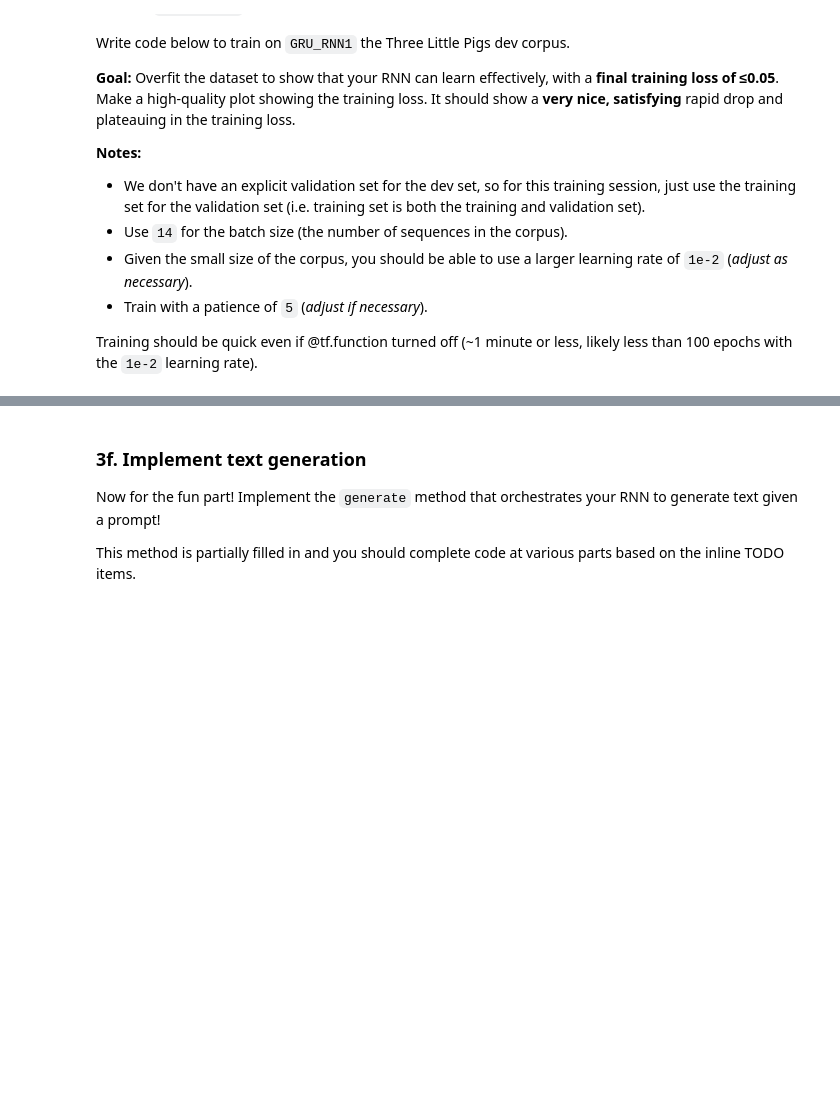
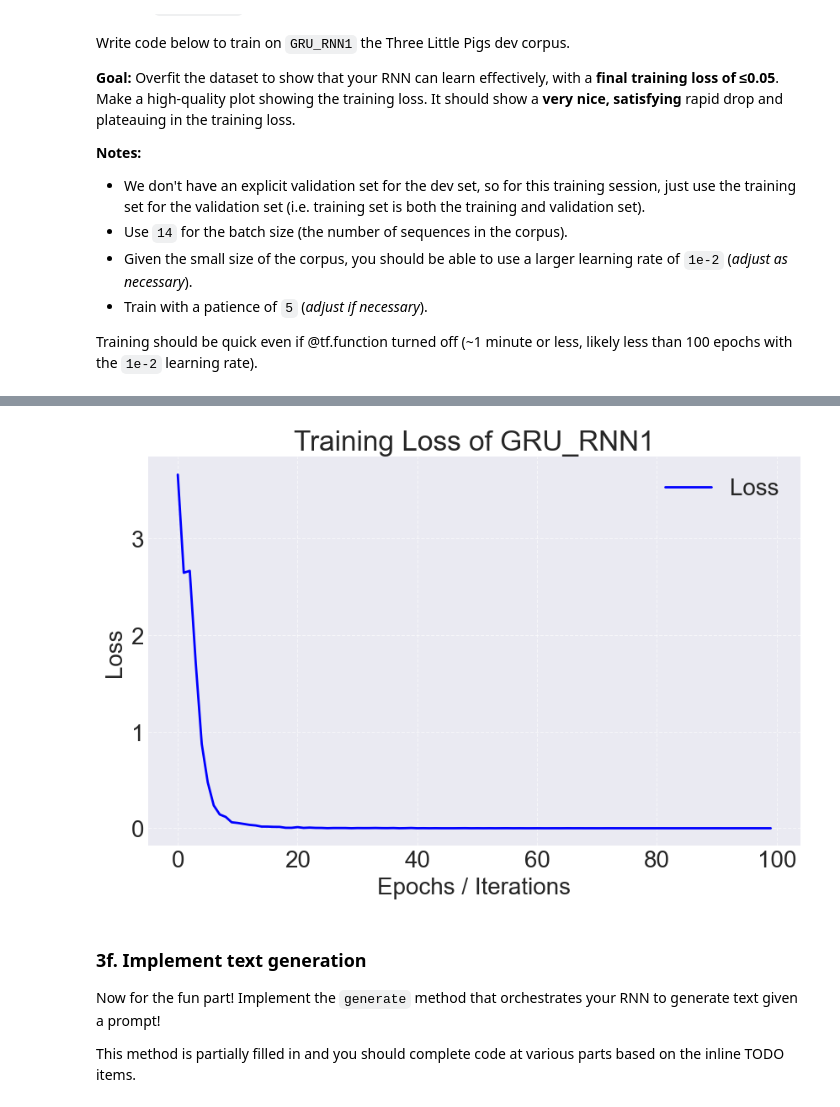
Before and after one commit to ninhgiang225/recurrent_neural_network, a Jupyter notebook: notebook/rnn_text_generation.ipynb, the cells around one changed output, grey strips where cells are left out. Cells and saved outputs as stored; diff of their text form; code cells hidden in the pictures; blank space fills up the shorter version.

```diff
--- a/notebook/rnn_text_generation.ipynb
+++ b/notebook/rnn_text_generation.ipynb
@@ -283,3 +285,14 @@ Training should be quick even if @tf.function turned off (~1 minute or less, lik
 tf.keras.backend.clear_session()
 
 # YOUR CODE HERE
+batch_size = 14
+lr = 1e-2
+patience = 5
+
+gru_rnn1_net = GRU_RNN1(input_feats_shape=(len(dev_seqs_x_int), len(dev_vocab)), C=len(dev_vocab))
+gru_rnn1_net.compile(loss='temporal_cross_entropy', lr=lr)
+
+train_loss_hist, val_loss_hist, val_acc_hist, epoch_num= gru_rnn1_net.fit(x=dev_seqs_x_int, y=dev_seqs_y_int,
+                                                                          x_val=dev_seqs_x_int, y_val=dev_seqs_y_int,
+                                                                          batch_size=batch_size, max_epochs=100,
+                                                                          patience=patience)
@@ -286,5 +317,17 @@ tf.keras.backend.clear_session()
 # %%
-# Your plot here
+def plot_loss(loss_history, title="Training Loss"):
+    plt.figure(figsize=(10, 6))
+    plt.plot(loss_history, label='Loss', color='blue', linewidth=2)
+    plt.title(title)
+    plt.xlabel('Epochs / Iterations')
+    plt.ylabel('Loss')
+    plt.grid(True, linestyle='--', alpha=0.6)
+    plt.legend()
+    plt.show()
+
+plot_loss(train_loss_hist, title="Training Loss of GRU_RNN1")
+# %% [output]
+[figure, added]
 # %% [markdown]
 ### 3f. Implement text generation
 
```
Also changed, not shown: parts of 14 cells of this notebook, 2 other files.
